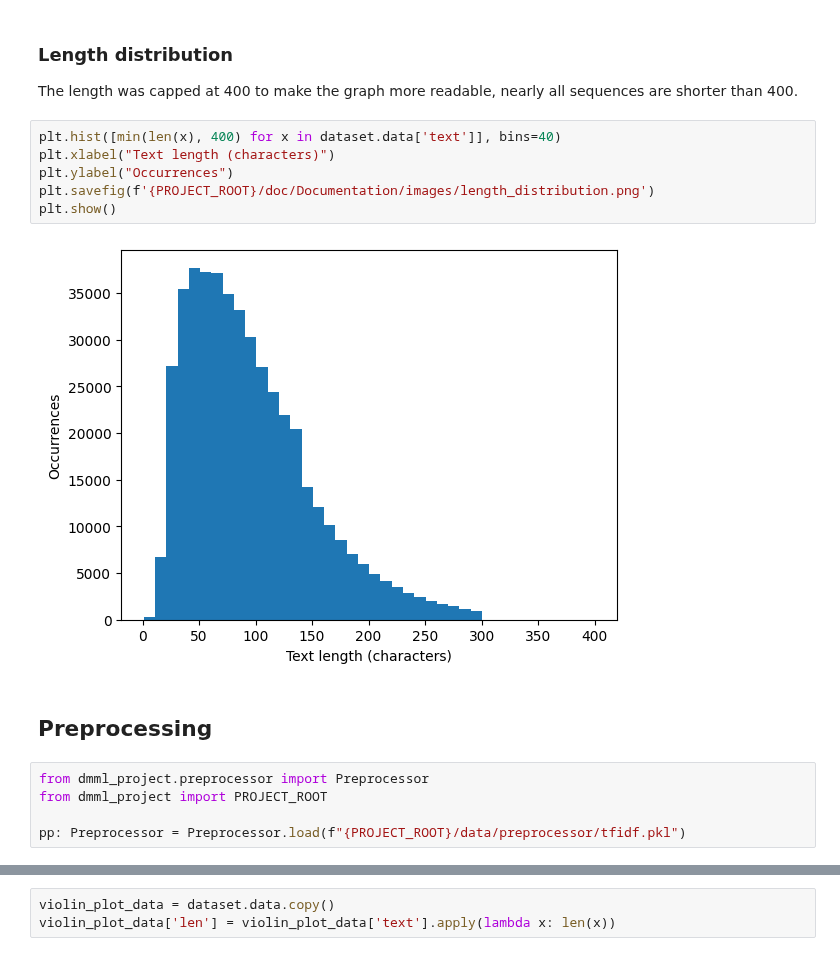
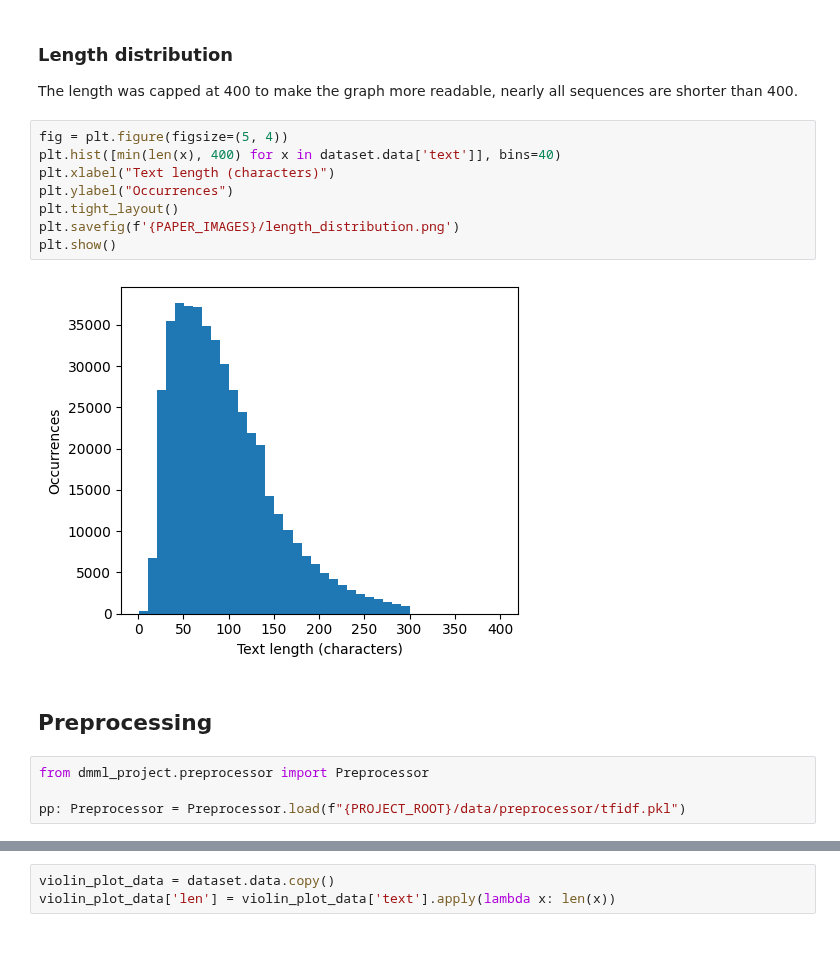
Before and after one commit to Etto48/DataMiningProject, a Jupyter notebook: src/notebooks/dataset_visualizer.ipynb, the cells around one changed output, grey strips where cells are left out. Drawn from its saved outputs; the diff is of its cells as text.

```diff
--- a/src/notebooks/dataset_visualizer.ipynb
+++ b/src/notebooks/dataset_visualizer.ipynb
@@ -23,18 +25,19 @@ plt.show()
 ### Length distribution
 The length was capped at 400 to make the graph more readable, nearly all sequences are shorter than 400.
 # %%
+fig = plt.figure(figsize=(5, 4))
 plt.hist([min(len(x), 400) for x in dataset.data['text']], bins=40)
 plt.xlabel("Text length (characters)")
 plt.ylabel("Occurrences")
-plt.savefig(f'{PROJECT_ROOT}/doc/Documentation/images/length_distribution.png')
+plt.tight_layout()
+plt.savefig(f'{PAPER_IMAGES}/length_distribution.png')
 plt.show()
 # %% [output]
-[figure, old version]
+[figure, new version]
 # %% [markdown]
 ## Preprocessing
 # %%
 from dmml_project.preprocessor import Preprocessor
-from dmml_project import PROJECT_ROOT
 
 pp: Preprocessor = Preprocessor.load(f"{PROJECT_ROOT}/data/preprocessor/tfidf.pkl")
 # %%
```
Also changed, not shown: parts of 4 cells of this notebook, 26 other files.
